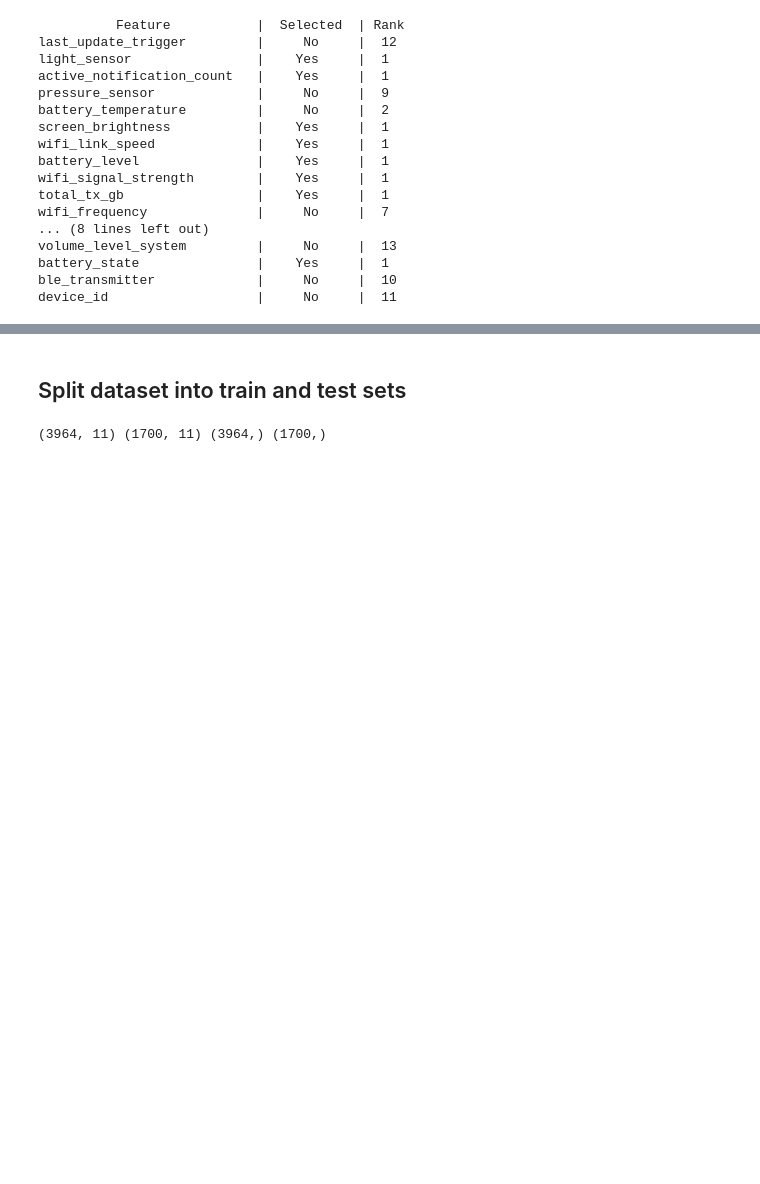
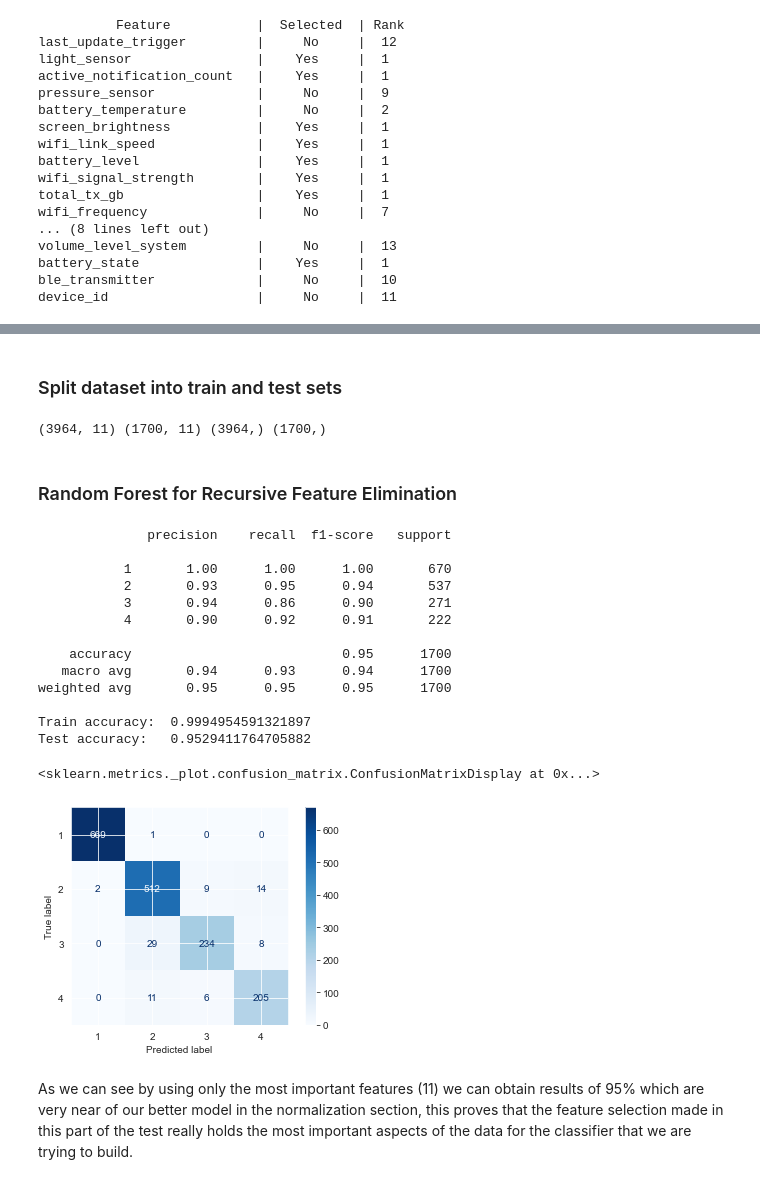
Before and after one commit to nunof98/data-fusion, a Jupyter notebook: app_classification.ipynb, the cells around one changed output, grey strips where cells are left out. Saved outputs shown, nothing was run; the diff lists cells and outputs as text; code cells hidden in the pictures; blank space fills up the shorter version.

```diff
--- a/app_classification.ipynb
+++ b/app_classification.ipynb
@@ -1432,6 +2255,6 @@ X_new
 5664 rows × 11 columns
 # %% [markdown]
-## Split dataset into train and test sets
+### Split dataset into train and test sets
 # %%
 # split X and y into training and testing sets
 X_new_train, X_new_test, y_new_train, y_new_test = train_test_split(X_new, y, test_size=0.30, random_state=42, stratify=y)
@@ -1439,3 +2262,39 @@ X_new_train, X_new_test, y_new_train, y_new_test = train_test_split(X_new, y, te
 print(X_new_train.shape, X_new_test.shape, y_new_train.shape, y_new_test.shape)
 # %% [output]
 (3964, 11) (1700, 11) (3964,) (1700,)
+# %% [markdown]
+### Random Forest for Recursive Feature Elimination
+# %%
+# build random forest classifier
+model_rfc = RandomForestClassifier()
+# train random forest
+model_rfc.fit(X_new_train, y_new_train)
+
+# make prediction
+y_pred_model_rfc = model_rfc.predict(X_new_test)
+
+# Print the results for both training and test
+print(classification_report(y_new_test, y_pred_model_rfc))
+print(f'Train accuracy:\t {model_rfc.score(X_new_train, y_new_train)}')
+print(f'Test accuracy:\t {model_rfc.score(X_new_test, y_new_test)}')
+
+# Create and display a confusion matrix
+ConfusionMatrixDisplay.from_predictions(y_new_test, y_pred_model_rfc, cmap='Blues')
+# %% [output]
+              precision    recall  f1-score   support
+
+           1       1.00      1.00      1.00       670
+           2       0.93      0.95      0.94       537
+           3       0.94      0.86      0.90       271
+           4       0.90      0.92      0.91       222
+
+    accuracy                           0.95      1700
+   macro avg       0.94      0.93      0.94      1700
+weighted avg       0.95      0.95      0.95      1700
+
+Train accuracy:  0.9994954591321897
+Test accuracy:   0.9529411764705882
+<sklearn.metrics._plot.confusion_matrix.ConfusionMatrixDisplay at 0x...>
+[figure, added]
+# %% [markdown]
+As we can see by using only the most important features (11) we can obtain results of 95% which are very near of our better model in the normalization section, this proves that the feature selection made in this part of the test really holds the most important aspects of the data for the classifier that we are trying to build.
```
Also changed, not shown: parts of 228 cells of this notebook, 1 other file.
